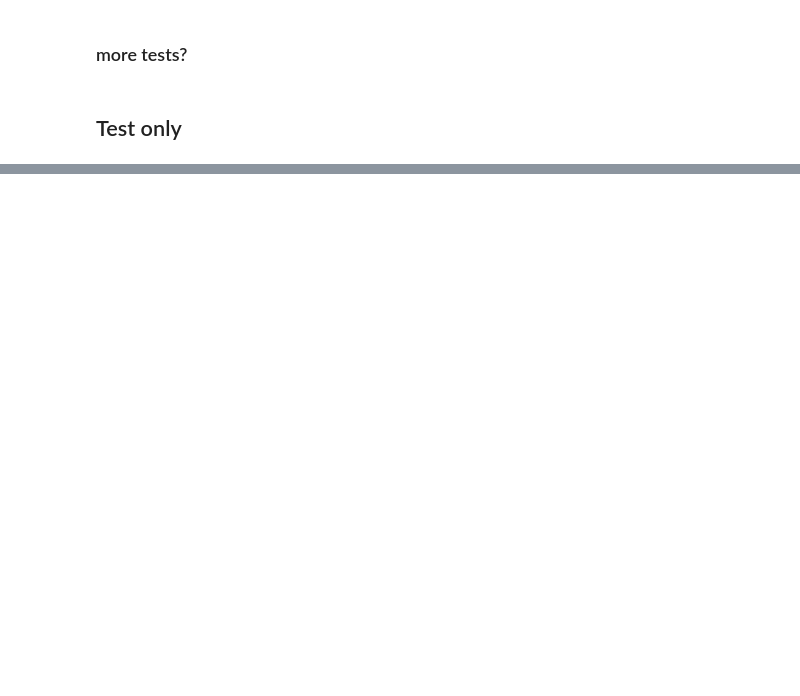
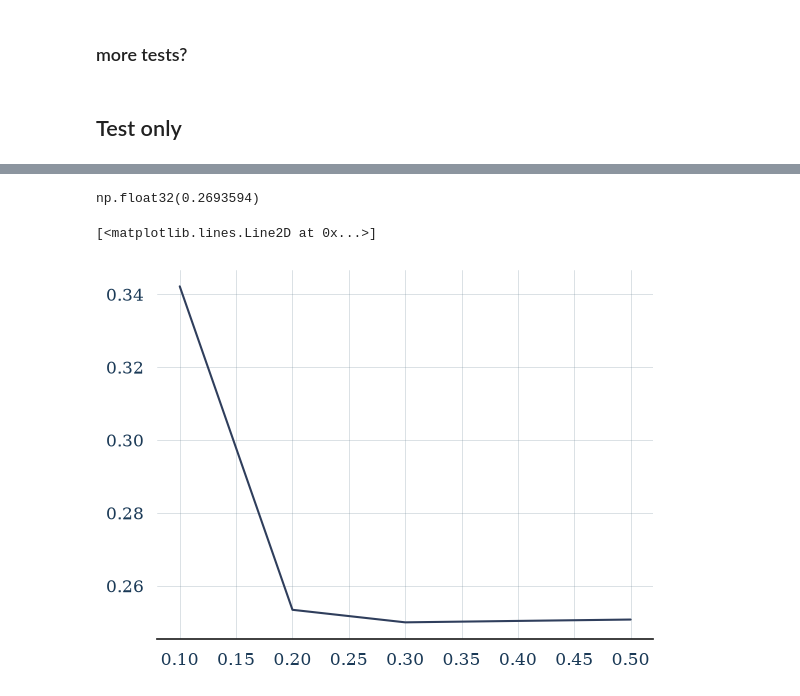
Before and after one commit to HindAlz/EEGMotorImagery-Classification, a Jupyter notebook: Code/7_RobustNoise.ipynb, the cells around one changed output, grey strips where cells are left out. Saved outputs shown, nothing was run; the diff lists cells and outputs as text; code cells hidden in the pictures; blank space fills up the shorter version.

Commit message:
test only 6,7

```diff
--- a/Code/7_RobustNoise.ipynb
+++ b/Code/7_RobustNoise.ipynb
@@ -377,0 +417,37 @@ plt.plot(levels, accuracy)
+# %%
+accuracy=[]
+for level in levels:
+    all_avgs = []
+
+    paradigm = mp.MotorImagery(
+    scorer=["accuracy", "balanced_accuracy", "f1_macro"]
+    )
+
+    pipeline = TestOnlyGaussianNoiseClassifier(
+        noise_level=level,
+        n_components=8,
+        random_state=42
+    )
+
+    evaluation = WithinSessionEvaluation(
+        paradigm=paradigm,
+        datasets=[dataset],
+        overwrite=True,
+        hdf5_path=None
+    )
+
+    results = evaluation.process({
+        "csp+lda-trainNoiseOnly": pipeline
+    })
+
+    avgRes=[]
+    avgRes=pd.DataFrame(avgRes)
+    avgRes['Accuracy']=results.groupby('session')['score_accuracy'].mean()
+
+    all_avgs.append(avgRes)
+
+    TestAccuracy=0
+    for dset in all_avgs:
+        TestAccuracy+=dset.iloc[1]['Accuracy']
+
+    accuracy.append(TestAccuracy/num)
@@ -377,0 +545,9 @@ plt.plot(levels, accuracy)
+# %%
+sum(accuracy)/len(accuracy)
+# %% [output]
+np.float32(0.2693594)
+# %%
+plt.plot(levels, accuracy)
+# %% [output]
+[<matplotlib.lines.Line2D at 0x...>]
+[figure, added]
```
Also changed, not shown: parts of 7 cells of this notebook, 1 other file.
